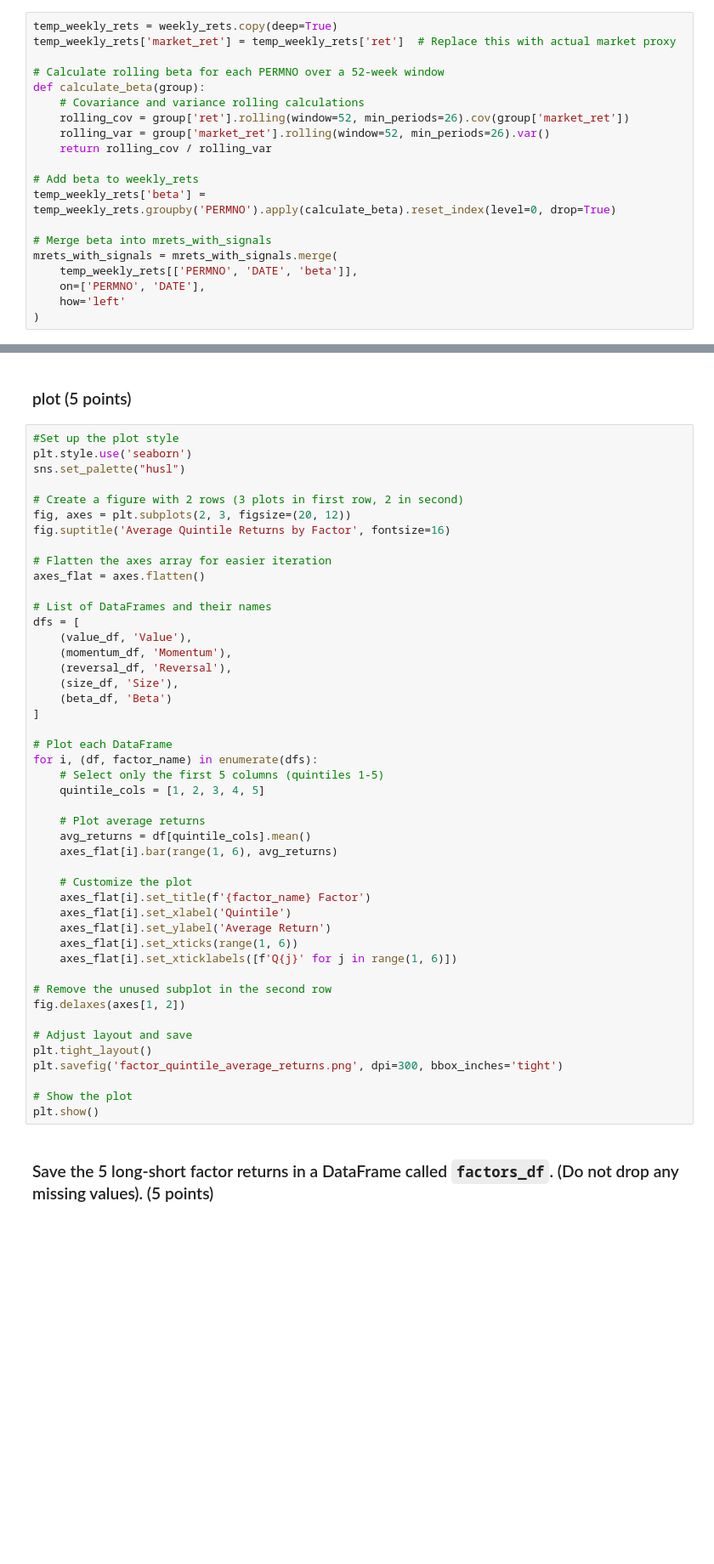
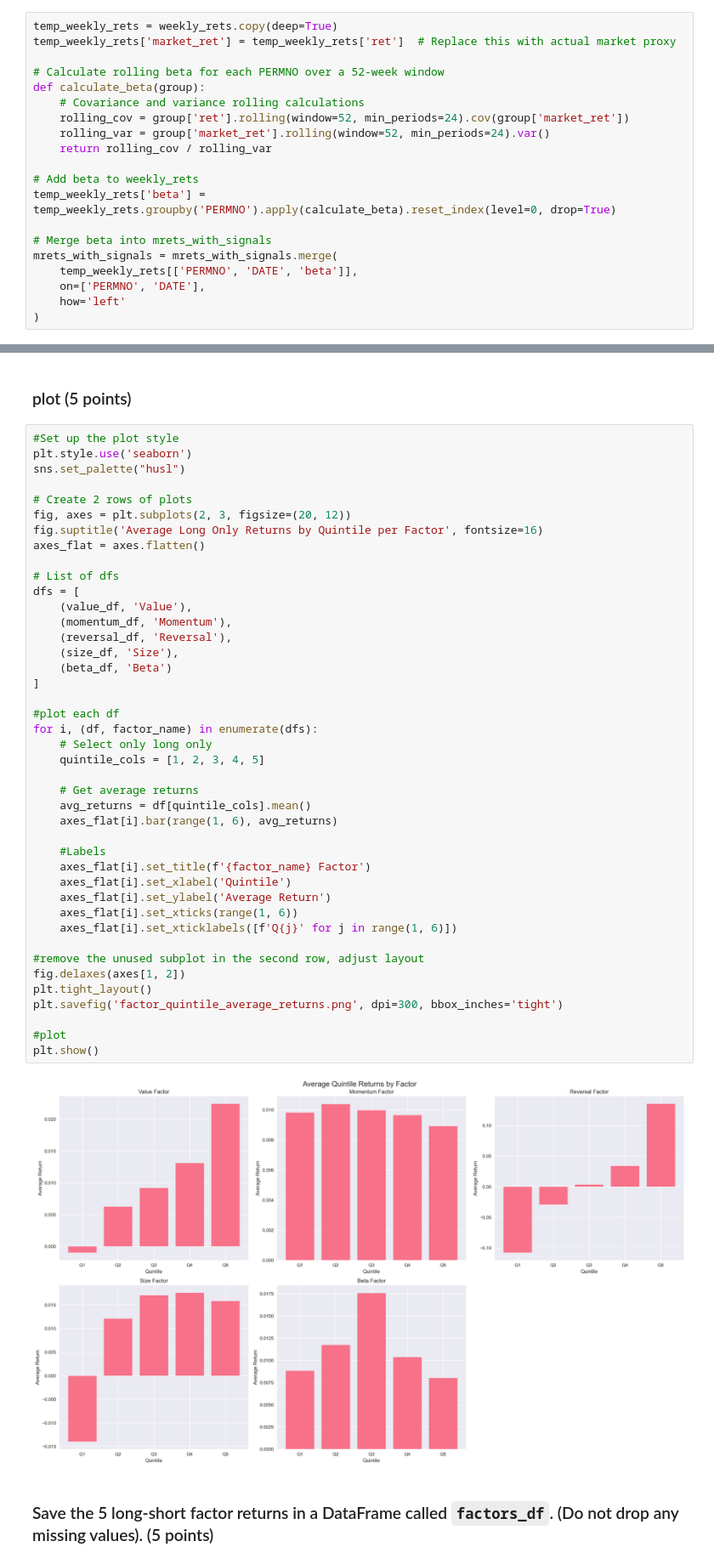
Before and after one commit to SteveMaglio/FINA4335_Final_Project, a Jupyter notebook: Final project-part II_submission notebook.ipynb, the cells around one changed output, grey strips where cells are left out. Shown at 85% size. Drawn from its saved outputs; the diff is of its cells as text; blank space fills up the shorter version.

Commit message:
Start on the factors. 2w and Beta arent quite done yet.

```diff
--- a/Final project-part II_submission notebook.ipynb
+++ b/Final project-part II_submission notebook.ipynb
@@ -210,8 +210,8 @@ temp_weekly_rets['market_ret'] = temp_weekly_rets['ret']  # Replace this with ac
 # Calculate rolling beta for each PERMNO over a 52-week window
 def calculate_beta(group):
     # Covariance and variance rolling calculations
-    rolling_cov = group['ret'].rolling(window=52, min_periods=26).cov(group['market_ret'])
-    rolling_var = group['market_ret'].rolling(window=52, min_periods=26).var()
+    rolling_cov = group['ret'].rolling(window=52, min_periods=24).cov(group['market_ret'])
+    rolling_var = group['market_ret'].rolling(window=52, min_periods=24).var()
     return rolling_cov / rolling_var
 
 # Add beta to weekly_rets
@@ -474,47 +475,45 @@ quintile           1         2         3         4         5  long_short
 plt.style.use('seaborn')
 sns.set_palette("husl")
 
-# Create a figure with 2 rows (3 plots in first row, 2 in second)
+# Create 2 rows of plots
 fig, axes = plt.subplots(2, 3, figsize=(20, 12))
-fig.suptitle('Average Quintile Returns by Factor', fontsize=16)
-
-# Flatten the axes array for easier iteration
+fig.suptitle('Average Long Only Returns by Quintile per Factor', fontsize=16)
 axes_flat = axes.flatten()
 
-# List of DataFrames and their names
+# List of dfs
 dfs = [
     (value_df, 'Value'),
     (momentum_df, 'Momentum'),
     (reversal_df, 'Reversal'),
     (size_df, 'Size'),
     (beta_df, 'Beta')
 ]
 
-# Plot each DataFrame
+#plot each df
 for i, (df, factor_name) in enumerate(dfs):
-    # Select only the first 5 columns (quintiles 1-5)
+    # Select only long only
     quintile_cols = [1, 2, 3, 4, 5]
 
-    # Plot average returns
+    # Get average returns
     avg_returns = df[quintile_cols].mean()
     axes_flat[i].bar(range(1, 6), avg_returns)
 
-    # Customize the plot
+    #Labels
     axes_flat[i].set_title(f'{factor_name} Factor')
     axes_flat[i].set_xlabel('Quintile')
     axes_flat[i].set_ylabel('Average Return')
     axes_flat[i].set_xticks(range(1, 6))
     axes_flat[i].set_xticklabels([f'Q{j}' for j in range(1, 6)])
 
-# Remove the unused subplot in the second row
+#remove the unused subplot in the second row, adjust layout
 fig.delaxes(axes[1, 2])
-
-# Adjust layout and save
 plt.tight_layout()
 plt.savefig('factor_quintile_average_returns.png', dpi=300, bbox_inches='tight')
 
-# Show the plot
+#plot
 plt.show()
+# %% [output]
+[figure, added]
 # %% [markdown]
 ### Save the 5 long-short factor returns in a DataFrame called `factors_df`. (Do not drop any missing values). (5 points)
 # %%
```
Also changed, not shown: parts of 8 cells of this notebook.
